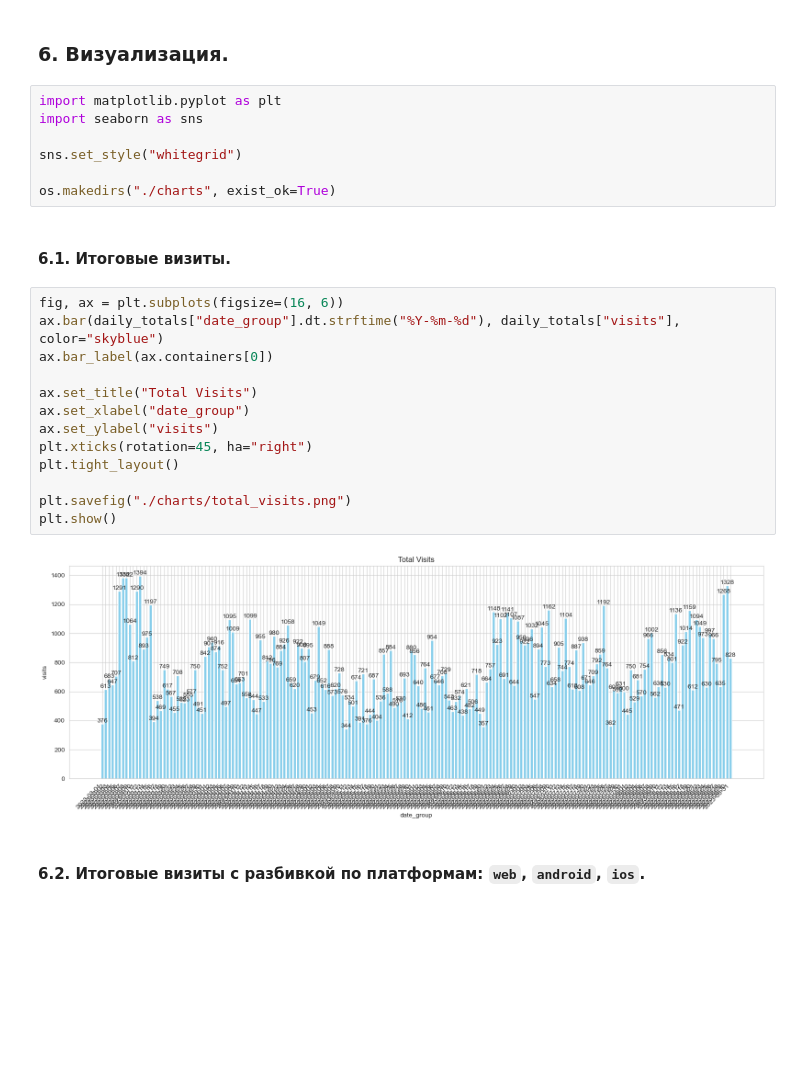
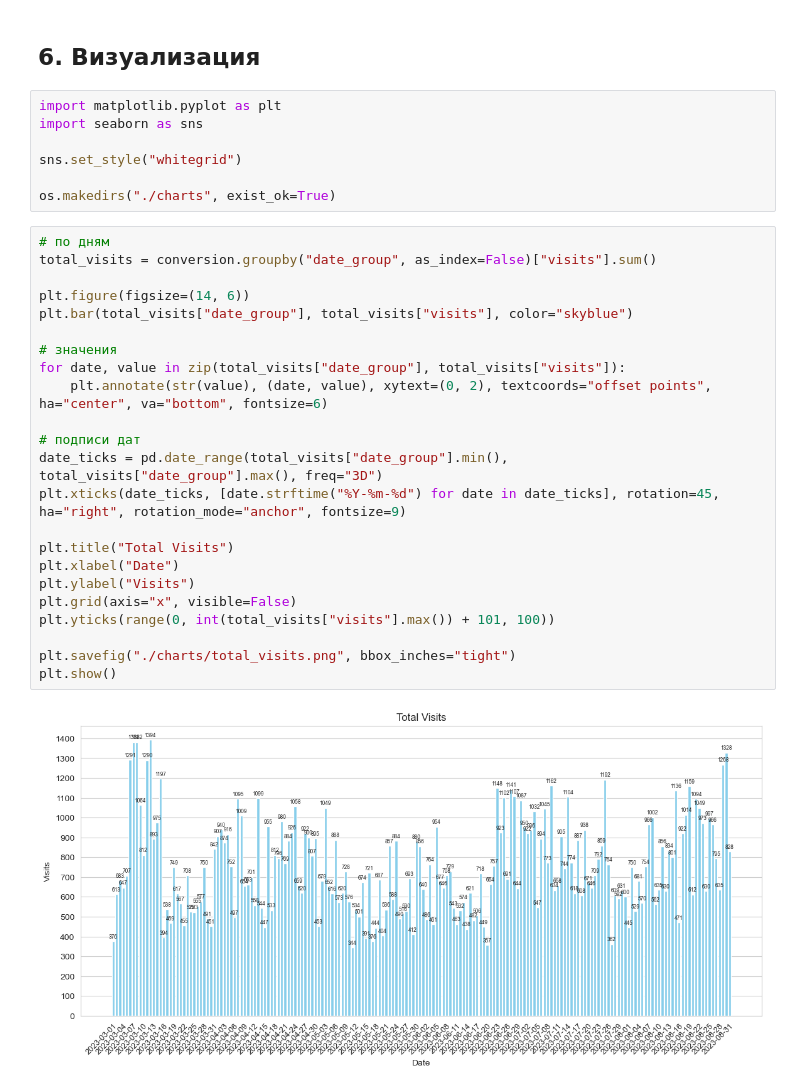
Before and after one commit to aManAndCode/data-analytics-project-100, a Jupyter notebook: charts_project.ipynb, the cells around one changed output. Cells and saved outputs as stored; diff of their text form; blank space fills up the shorter version.

```diff
--- a/charts_project.ipynb
+++ b/charts_project.ipynb
@@ -89,5 +79,5 @@ ads_df.to_json("./ads.json")
 # %% [markdown]
-### **6. Визуализация.**
+## 6. Визуализация
 # %%
 import matplotlib.pyplot as plt
 import seaborn as sns
@@ -95,23 +85,29 @@ import seaborn as sns
 sns.set_style("whitegrid")
 
 os.makedirs("./charts", exist_ok=True)
-# %% [markdown]
-#### **6.1. Итоговые визиты.**
-# %%
-fig, ax = plt.subplots(figsize=(16, 6))
-ax.bar(daily_totals["date_group"].dt.strftime("%Y-%m-%d"), daily_totals["visits"], color="skyblue")
-ax.bar_label(ax.containers[0])
-
-ax.set_title("Total Visits")
-ax.set_xlabel("date_group")
-ax.set_ylabel("visits")
-plt.xticks(rotation=45, ha="right")
-plt.tight_layout()
-
-plt.savefig("./charts/total_visits.png")
-plt.show()
-# %% [output]
-[figure, removed]
-# %% [markdown]
-#### **6.2. Итоговые визиты с разбивкой по платформам:** `web`, `android`, `ios`.
+# %%
+# по дням
+total_visits = conversion.groupby("date_group", as_index=False)["visits"].sum()
+
+plt.figure(figsize=(14, 6))
+plt.bar(total_visits["date_group"], total_visits["visits"], color="skyblue")
+
+# значения
+for date, value in zip(total_visits["date_group"], total_visits["visits"]):
+    plt.annotate(str(value), (date, value), xytext=(0, 2), textcoords="offset points", ha="center", va="bottom", fontsize=6)
+
+# подписи дат
+date_ticks = pd.date_range(total_visits["date_group"].min(), total_visits["date_group"].max(), freq="3D")
+plt.xticks(date_ticks, [date.strftime("%Y-%m-%d") for date in date_ticks], rotation=45, ha="right", rotation_mode="anchor", fontsize=9)
+
+plt.title("Total Visits")
+plt.xlabel("Date")
+plt.ylabel("Visits")
+plt.grid(axis="x", visible=False)
+plt.yticks(range(0, int(total_visits["visits"].max()) + 101, 100))
+
+plt.savefig("./charts/total_visits.png", bbox_inches="tight")
+plt.show()
+# %% [output]
+[figure, added]
 # %%
```
Also changed, not shown: parts of 42 cells of this notebook, 10 other files.
